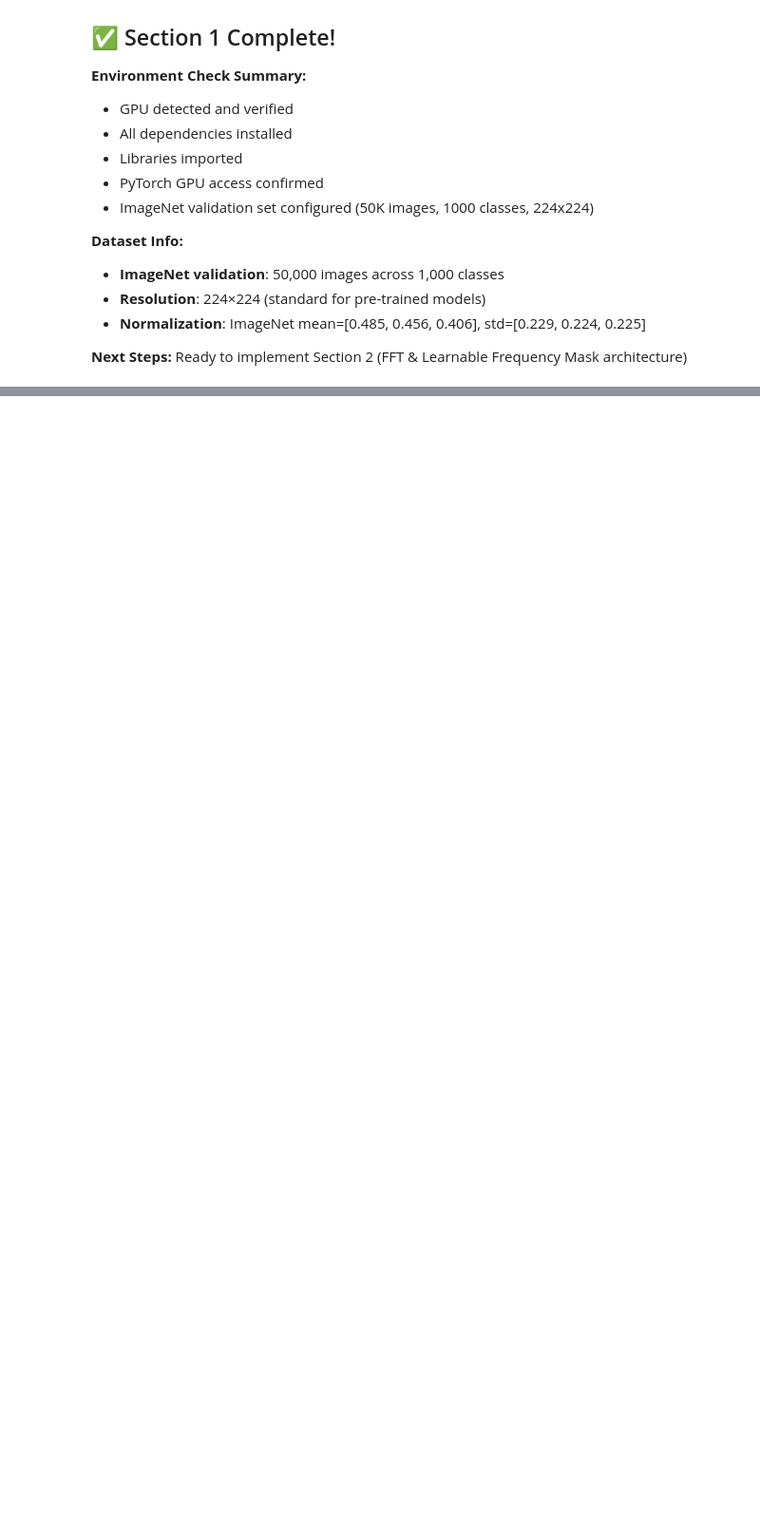
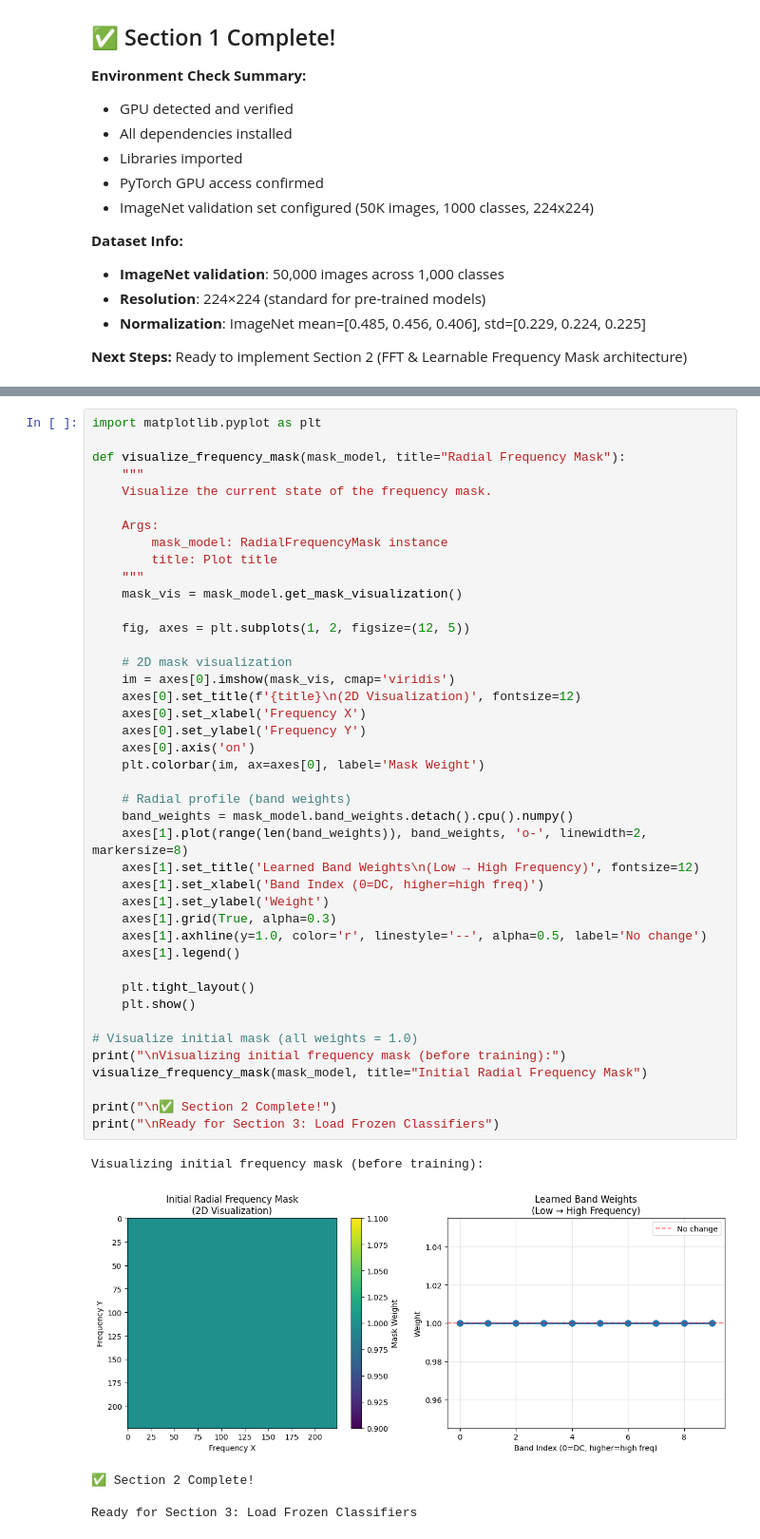
Before and after one commit to Mithilesh8144-AI/SIM2REAL, a Jupyter notebook: vit_frequency_analysis.ipynb, the cells around one changed output, grey strips where cells are left out. Shown: that part at 95% size. Drawn from its saved outputs; the diff is of its cells as text; blank space fills up the shorter version.

Commit message:
section 2 changes

```diff
--- a/vit_frequency_analysis.ipynb
+++ b/vit_frequency_analysis.ipynb
@@ -250,0 +454,48 @@ else:
+# %%
+import matplotlib.pyplot as plt
+
+def visualize_frequency_mask(mask_model, title="Radial Frequency Mask"):
+    """
+    Visualize the current state of the frequency mask.
+
+    Args:
+        mask_model: RadialFrequencyMask instance
+        title: Plot title
+    """
+    mask_vis = mask_model.get_mask_visualization()
+
+    fig, axes = plt.subplots(1, 2, figsize=(12, 5))
+
+    # 2D mask visualization
+    im = axes[0].imshow(mask_vis, cmap='viridis')
+    axes[0].set_title(f'{title}\n(2D Visualization)', fontsize=12)
+    axes[0].set_xlabel('Frequency X')
+    axes[0].set_ylabel('Frequency Y')
+    axes[0].axis('on')
+    plt.colorbar(im, ax=axes[0], label='Mask Weight')
+
+    # Radial profile (band weights)
+    band_weights = mask_model.band_weights.detach().cpu().numpy()
+    axes[1].plot(range(len(band_weights)), band_weights, 'o-', linewidth=2, markersize=8)
+    axes[1].set_title('Learned Band Weights\n(Low → High Frequency)', fontsize=12)
+    axes[1].set_xlabel('Band Index (0=DC, higher=high freq)')
+    axes[1].set_ylabel('Weight')
+    axes[1].grid(True, alpha=0.3)
+    axes[1].axhline(y=1.0, color='r', linestyle='--', alpha=0.5, label='No change')
+    axes[1].legend()
+
+    plt.tight_layout()
+    plt.show()
+
+# Visualize initial mask (all weights = 1.0)
+print("\nVisualizing initial frequency mask (before training):")
+visualize_frequency_mask(mask_model, title="Initial Radial Frequency Mask")
+
+print("\n✅ Section 2 Complete!")
+print("\nReady for Section 3: Load Frozen Classifiers")
+# %% [output]
+Visualizing initial frequency mask (before training):
+[figure, added]
+✅ Section 2 Complete!
+
+Ready for Section 3: Load Frozen Classifiers
```
Also changed, not shown: parts of 3 cells of this notebook.
